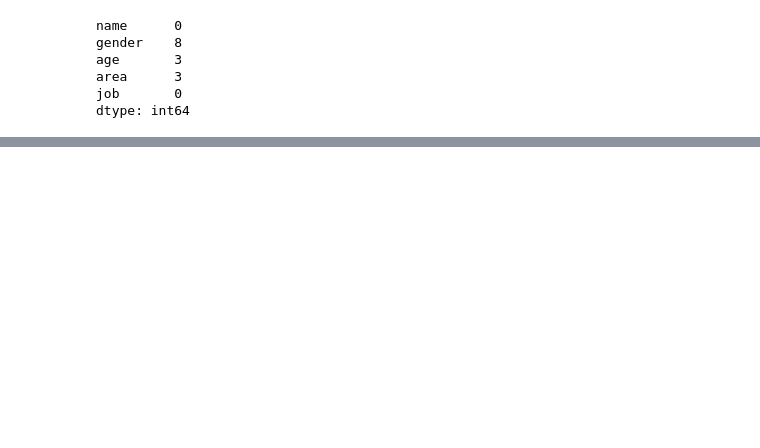
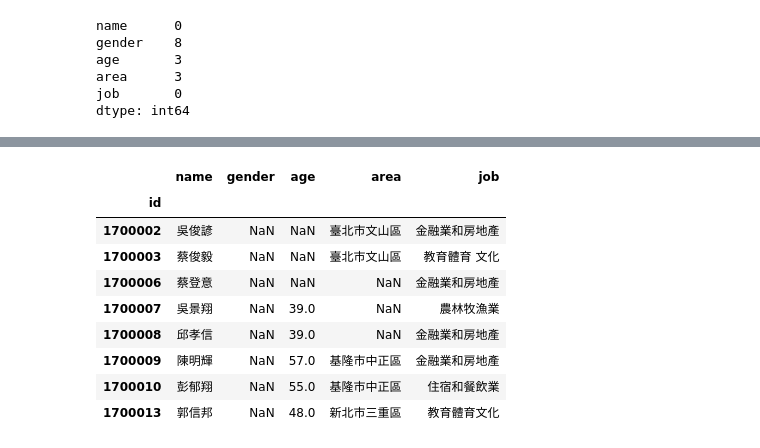
Before and after one commit to TWNateLo/AI-Courses-Codes, a Jupyter notebook: Semiconductor and AI Course/DataProcessing1.ipynb, the cells around one changed output, grey strips where cells are left out. Drawn from its saved outputs; the diff is of its cells as text; code cells hidden in the pictures; blank space fills up the shorter version.

```diff
--- a/Semiconductor and AI Course/DataProcessing1.ipynb
+++ b/Semiconductor and AI Course/DataProcessing1.ipynb
@@ -353,0 +399,13 @@ dtype: int64
+# %%
+df2[df2['gender'].isnull()]
+# %% [output]
+|  | name | gender | age | area | job |
+| id |  |  |  |  |  |
+| 1700002 | 吳俊諺 | NaN | NaN | 臺北市文山區 | 金融業和房地產 |
+| 1700003 | 蔡俊毅 | NaN | NaN | 臺北市文山區 | 教育體育 文化 |
+| 1700006 | 蔡登意 | NaN | NaN | NaN | 金融業和房地產 |
+| 1700007 | 吳景翔 | NaN | 39.0 | NaN | 農林牧漁業 |
+| 1700008 | 邱孝信 | NaN | 39.0 | NaN | 金融業和房地產 |
+| 1700009 | 陳明輝 | NaN | 57.0 | 基隆市中正區 | 金融業和房地產 |
+| 1700010 | 彭郁翔 | NaN | 55.0 | 基隆市中正區 | 住宿和餐飲業 |
+| 1700013 | 郭信邦 | NaN | 48.0 | 新北市三重區 | 教育體育文化 |
```
Also changed, not shown: parts of 12 cells of this notebook.
